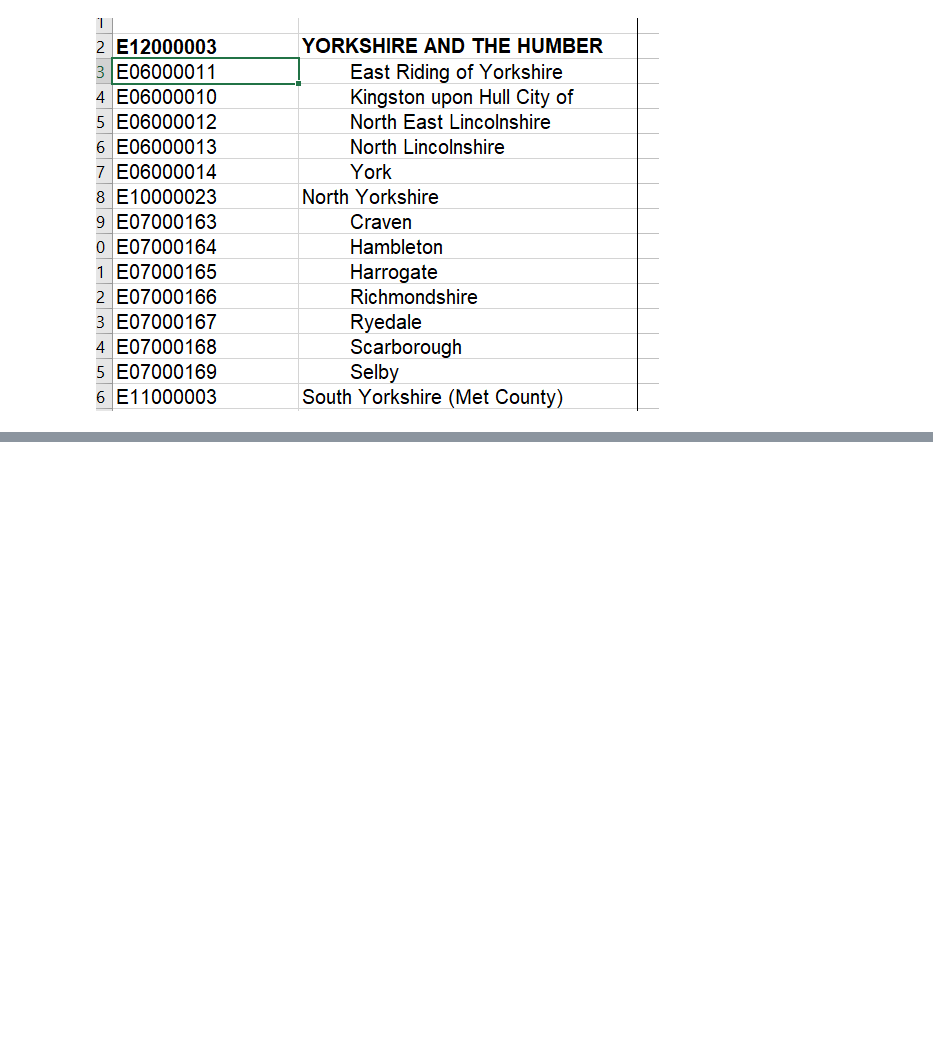
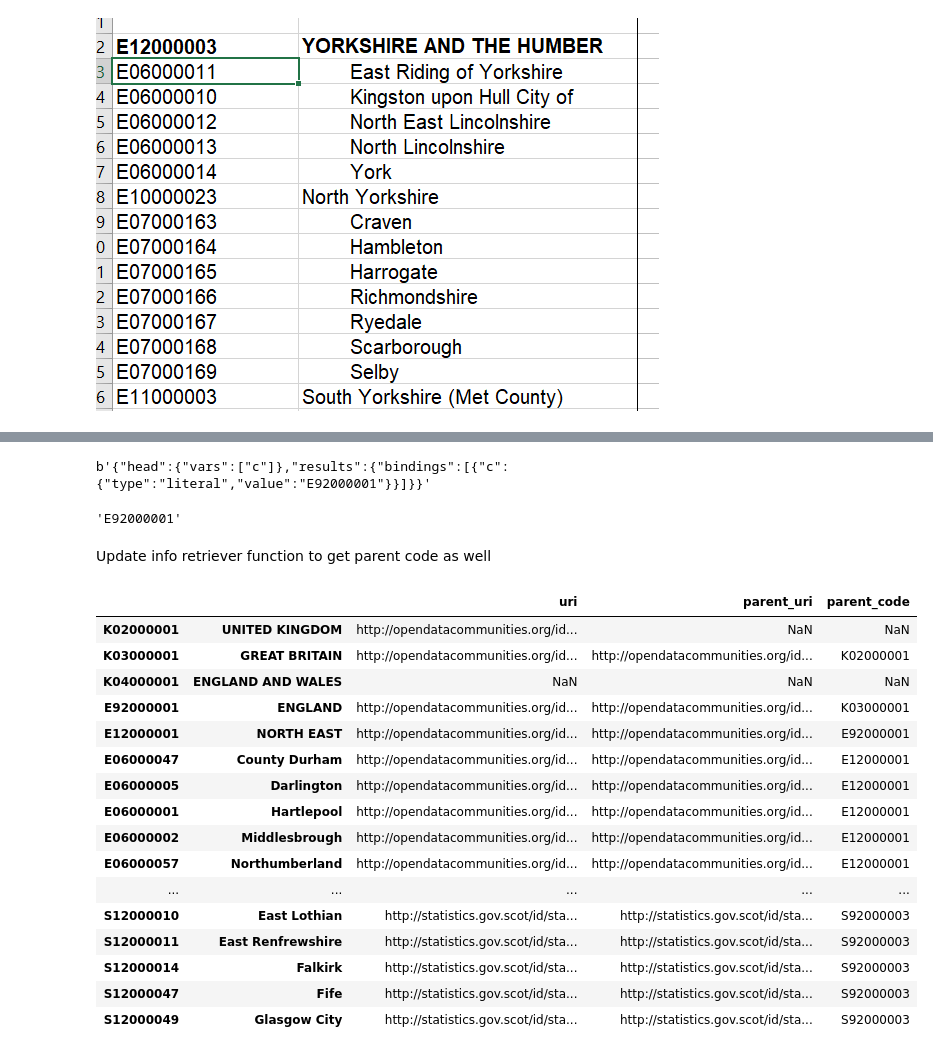
Before and after one commit to joeledwardson/business-activity-visualiser, a Jupyter notebook: data/data_cleaning.ipynb, the cells around one changed output, grey strips where cells are left out. Cells and saved outputs as stored; diff of their text form; code cells hidden in the pictures; blank space fills up the shorter version.

Commit message:
updated data cleaning notebook with sample sparql queries

```diff
--- a/data/data_cleaning.ipynb
+++ b/data/data_cleaning.ipynb
@@ -213,0 +723,71 @@ Note that normally, there is a region (E12), then a county (E10), then a distric
+# %%
+sample_code = "E92000001"
+sample_url = "http://opendatacommunities.org/sparql.json"
+q = generate_code_query("http://opendatacommunities.org/id/geography/administration/ctry/E92000001")
+response = execute_sparql(sample_url, q)
+response.content
+# %% [output]
+b'{"head":{"vars":["c"]},"results":{"bindings":[{"c":{"type":"literal","value":"E92000001"}}]}}'
+# %%
+extract_value(response, "c", "literal")
+# %% [output]
+'E92000001'
+# %% [markdown]
+Update info retriever function to get parent code as well
+# %%
+def get_info(code: str, require_parent=True) -> Optional[Dict]:
+    for url in URLS:
+        query = generate_uri_query(code)
+        response = execute_sparql(url, query)
+        uri = extract_value(response, "c", "uri")
+        if uri is None:
+            continue
+
+        if not require_parent:
+            return {'uri': uri}
+
+        parent_query = generate_parent_query(uri)
+        response = execute_sparql(url, parent_query)
+        parent_uri = extract_value(response, "c", "uri")
+        if parent_uri is None:
+            continue
+
+        code_query = generate_code_query(parent_uri)
+        response = execute_sparql(url, code_query)
+        parent_code = extract_value(response, "c", "literal")
+
+        if parent_code is None:
+            continue
+
+        return {
+            'uri': uri,
+            'parent_uri': parent_uri,
+            'parent_code': parent_code
+        }
+    return {}
+# %%
+top_code = 'K02000001'
+infos = [get_info(i[0], require_parent=i[0]!=top_code) for i in df3.index]
+# %%
+pandas.set_option("display.max_rows", None)
+# %%
+df4 = pandas.DataFrame(infos, index=df3.index)
+df4
+# %% [output]
+|  |  | uri | parent_uri | parent_code |
+| K02000001 | UNITED KINGDOM | http://opendatacommunities.org/id... | NaN | NaN |
+| K03000001 | GREAT BRITAIN | http://opendatacommunities.org/id... | http://opendatacommunities.org/id... | K02000001 |
+| K04000001 | ENGLAND AND WALES | NaN | NaN | NaN |
+| E92000001 | ENGLAND | http://opendatacommunities.org/id... | http://opendatacommunities.org/id... | K03000001 |
+| E12000001 | NORTH EAST | http://opendatacommunities.org/id... | http://opendatacommunities.org/id... | E92000001 |
+| E06000047 | County Durham | http://opendatacommunities.org/id... | http://opendatacommunities.org/id... | E12000001 |
+| E06000005 | Darlington | http://opendatacommunities.org/id... | http://opendatacommunities.org/id... | E12000001 |
+| E06000001 | Hartlepool | http://opendatacommunities.org/id... | http://opendatacommunities.org/id... | E12000001 |
+| E06000002 | Middlesbrough | http://opendatacommunities.org/id... | http://opendatacommunities.org/id... | E12000001 |
+| E06000057 | Northumberland | http://opendatacommunities.org/id... | http://opendatacommunities.org/id... | E12000001 |
+| ... | ... | ... | ... | ... |
+| S12000010 | East Lothian | http://statistics.gov.scot/id/sta... | http://statistics.gov.scot/id/sta... | S92000003 |
+| S12000011 | East Renfrewshire | http://statistics.gov.scot/id/sta... | http://statistics.gov.scot/id/sta... | S92000003 |
+| S12000014 | Falkirk | http://statistics.gov.scot/id/sta... | http://statistics.gov.scot/id/sta... | S92000003 |
+| S12000047 | Fife | http://statistics.gov.scot/id/sta... | http://statistics.gov.scot/id/sta... | S92000003 |
+| S12000049 | Glasgow City | http://statistics.gov.scot/id/sta... | http://statistics.gov.scot/id/sta... | S92000003 |
```
Also changed, not shown: parts of 44 cells of this notebook, 2 other files.
